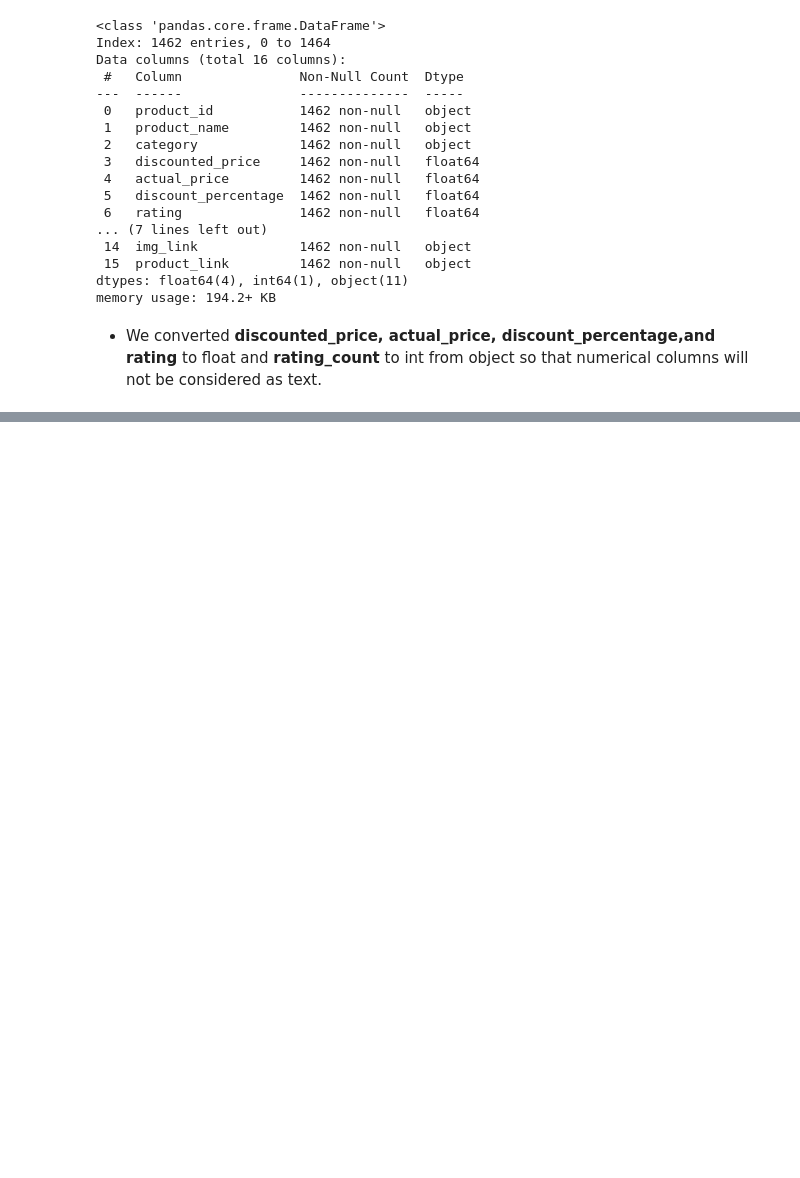
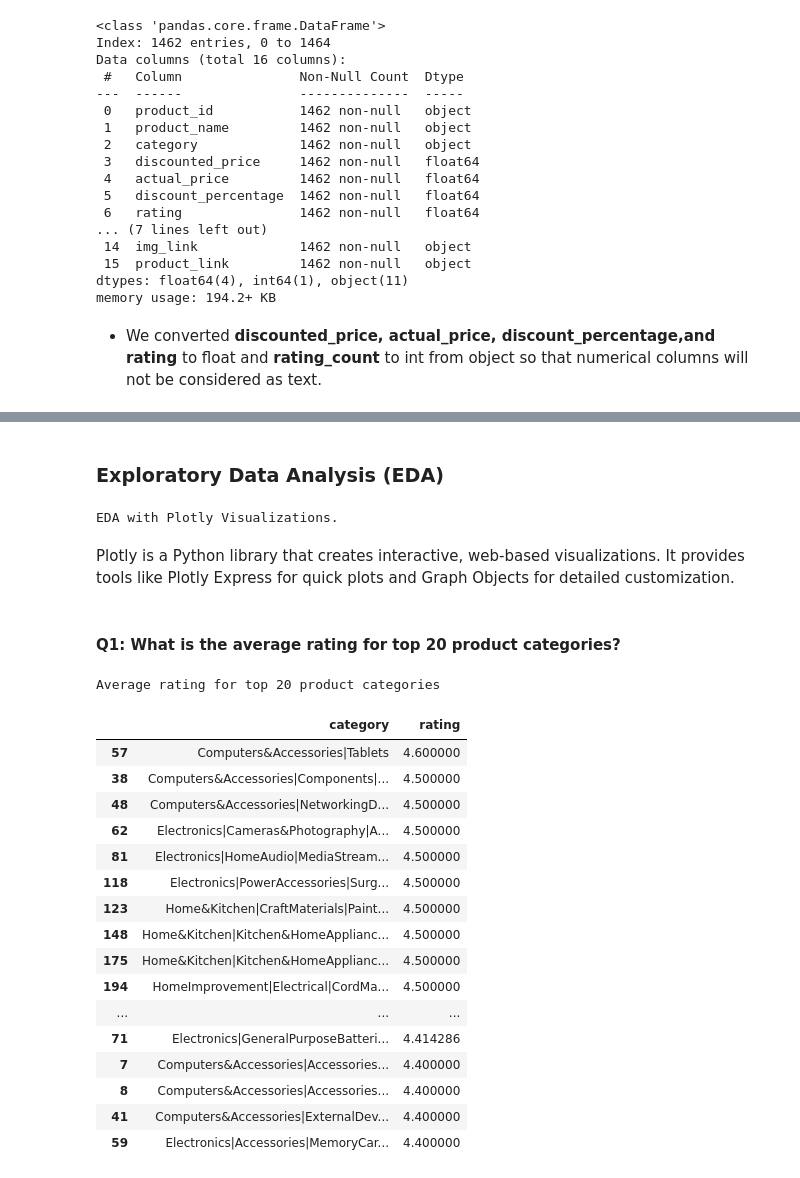
Before and after one commit to mariamkhan04/Amazon_Sales_Analysis_Plotly, a Jupyter notebook: eda.ipynb, the cells around one changed output, grey strips where cells are left out. Cells and saved outputs as stored; diff of their text form; code cells hidden in the pictures; blank space fills up the shorter version.

```diff
--- a/eda.ipynb
+++ b/eda.ipynb
@@ -155,0 +186,39 @@ memory usage: 194.2+ KB
+# %% [markdown]
+### **Exploratory Data Analysis (EDA)**
+# %%
+print('EDA with Plotly Visualizations.')
+# %% [output]
+EDA with Plotly Visualizations.
+# %% [markdown]
+Plotly is a Python library that creates interactive, web-based visualizations. It provides tools like Plotly Express for quick plots and Graph Objects for detailed customization.
+# %% [markdown]
+#### **Q1:  What is the average rating for top 20 product categories?**
+# %%
+# Avg. rating for each product category
+category_avg_rating = amazon_sales.groupby('category')['rating'].mean().reset_index()
+
+print("\nAverage rating for top 20 product categories")
+
+# Avg. rating for top 20 Product categories
+top_categories = category_avg_rating.nlargest(20, 'rating')  # Top 20 categories
+
+top_categories
+# %% [output]
+Average rating for top 20 product categories
+|  | category | rating |
+| 57 | Computers&Accessories|Tablets | 4.600000 |
+| 38 | Computers&Accessories|Components|... | 4.500000 |
+| 48 | Computers&Accessories|NetworkingD... | 4.500000 |
+| 62 | Electronics|Cameras&Photography|A... | 4.500000 |
+| 81 | Electronics|HomeAudio|MediaStream... | 4.500000 |
+| 118 | Electronics|PowerAccessories|Surg... | 4.500000 |
+| 123 | Home&Kitchen|CraftMaterials|Paint... | 4.500000 |
+| 148 | Home&Kitchen|Kitchen&HomeApplianc... | 4.500000 |
+| 175 | Home&Kitchen|Kitchen&HomeApplianc... | 4.500000 |
+| 194 | HomeImprovement|Electrical|CordMa... | 4.500000 |
+| ... | ... | ... |
+| 71 | Electronics|GeneralPurposeBatteri... | 4.414286 |
+| 7 | Computers&Accessories|Accessories... | 4.400000 |
+| 8 | Computers&Accessories|Accessories... | 4.400000 |
+| 41 | Computers&Accessories|ExternalDev... | 4.400000 |
+| 59 | Electronics|Accessories|MemoryCar... | 4.400000 |
```
Also changed, not shown: parts of 16 cells of this notebook.
